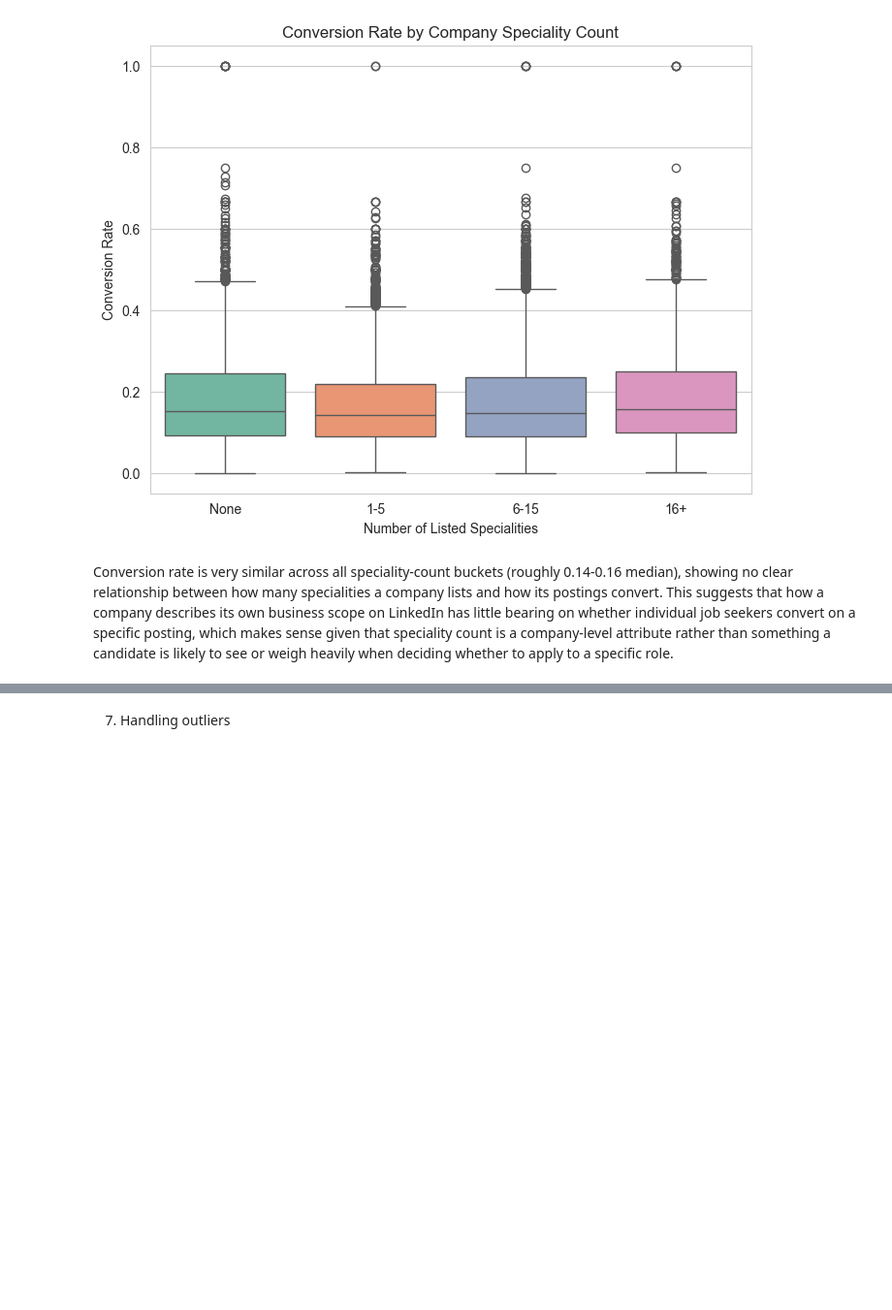
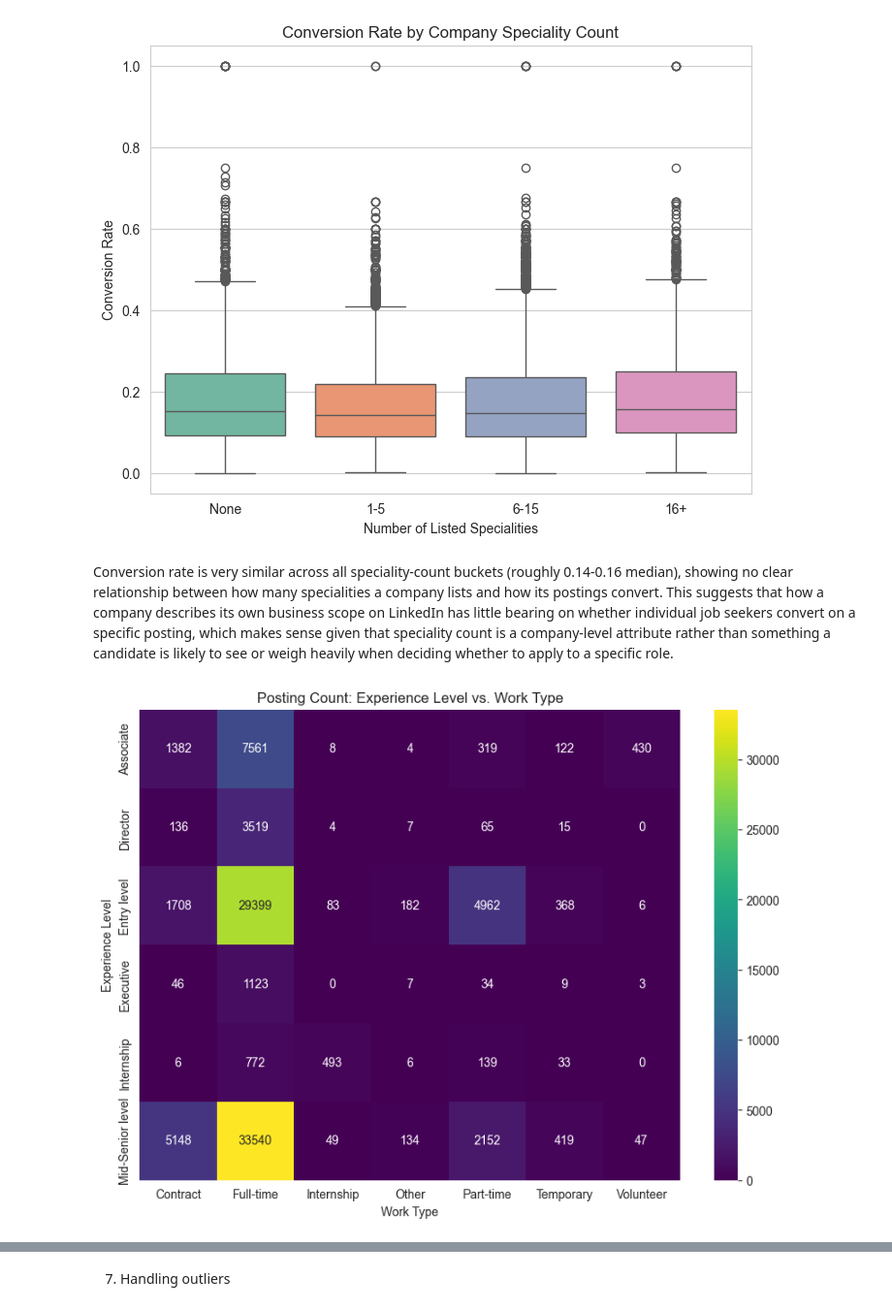
Before and after one commit to AsiyahSpeight/ADS501-Consultancy-Project, a Jupyter notebook: notebooks/jobPostingsExploration.ipynb, the cells around one changed output, grey strips where cells are left out. Shown at 97% size. Drawn from its saved outputs; the diff is of its cells as text; code cells hidden in the pictures; blank space fills up the shorter version.

```diff
--- a/notebooks/jobPostingsExploration.ipynb
+++ b/notebooks/jobPostingsExploration.ipynb
@@ -672,5 +672,18 @@ plt.ylabel("Conversion Rate")
 plt.show()
 # %% [output]
 [figure]
-# %% [markdown]
-Conversion rate is very similar across all speciality-count buckets (roughly 0.14-0.16 median), showing no clear relationship between how many specialities a company lists and how its postings convert. This suggests that how a company describes its own business scope on LinkedIn has little bearing on whether individual job seekers convert on a specific posting, which makes sense given that speciality count is a company-level attribute rather than something a candidate is likely to see or weigh heavily when deciding whether to apply to a specific role.
+# %% [markdown]
+Conversion rate is very similar across all speciality-count buckets (roughly 0.14-0.16 median), showing no clear relationship between how many specialities a company lists and how its postings convert. This suggests that how a company describes its own business scope on LinkedIn has little bearing on whether individual job seekers convert on a specific posting, which makes sense given that speciality count is a company-level attribute rather than something a candidate is likely to see or weigh heavily when deciding whether to apply to a specific role.
+# %%
+# Viz 15 - Posting count: Experience level vs work type
+
+crosstab = pd.crosstab(df_merged["formatted_experience_level"], df_merged["formatted_work_type"])
+
+plt.figure(figsize=(10, 7))
+sns.heatmap(crosstab, annot=True, fmt="d", cmap="viridis")
+plt.title("Posting Count: Experience Level vs. Work Type")
+plt.xlabel("Work Type")
+plt.ylabel("Experience Level")
+plt.show()
+# %% [output]
+[figure, added]
```
Also changed, not shown: parts of 14 cells of this notebook.
